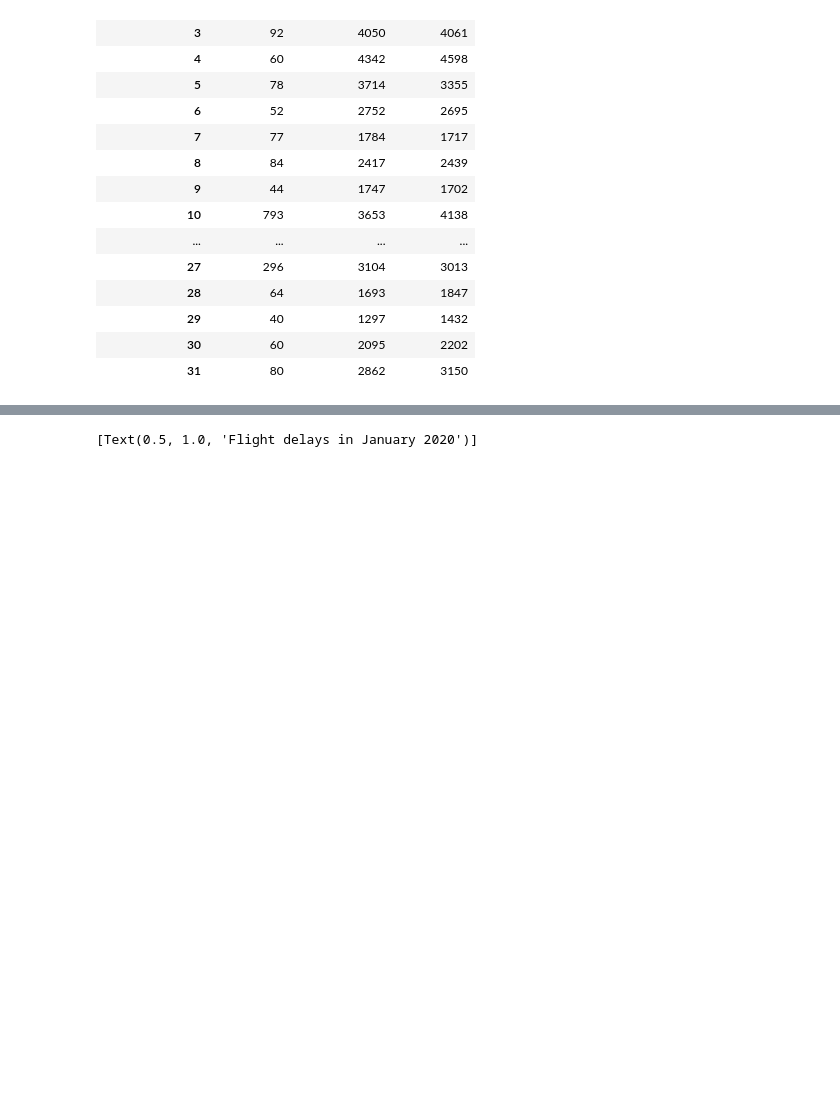
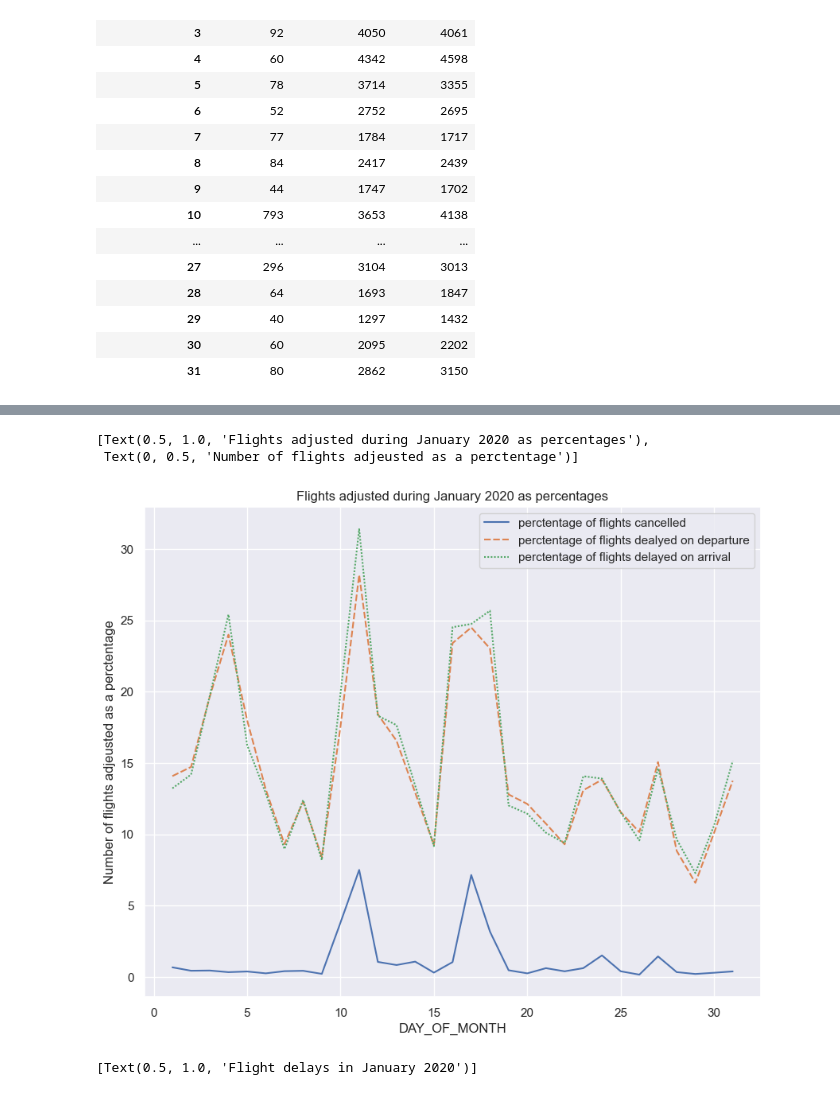
Before and after one commit to ubco-W2022T2-data301/project-group-group05, a Jupyter notebook: analysis/analysis_aakash.ipynb, the cells around one changed output, grey strips where cells are left out. Drawn from its saved outputs; the diff is of its cells as text; code cells hidden in the pictures; blank space fills up the shorter version.

Commit message:
added 2 graphs and analysis

```diff
--- a/analysis/analysis_aakash.ipynb
+++ b/analysis/analysis_aakash.ipynb
@@ -107,0 +112,3 @@ ax_daily_plot1.set(title="Flights adjusted during January 2020", ylabel="Number
+# %%
+counts_df["total flights"]=cancellation_daily["DAY_OF_MONTH"].value_counts()
+counts_df
@@ -107,0 +134,6 @@ ax_daily_plot1.set(title="Flights adjusted during January 2020", ylabel="Number
+# %%
+counts_df["perctentage of flights cancelled"]=counts_df["CANCELLED"]/counts_df["total flights"]*100
+counts_df["perctentage of flights dealyed on departure"]=counts_df["Departure Delay"]/counts_df["total flights"]*100
+counts_df["perctentage of flights delayed on arrival"]=counts_df["Arrival Delay"]/counts_df["total flights"]*100
+
+counts_df
@@ -108,3 +159,12 @@ ax_daily_plot1.set(title="Flights adjusted during January 2020", ylabel="Number
+# %%
+counts_df_var2=counts_df
+counts_df_var2=counts_df_var2.drop(["CANCELLED","Departure Delay","Arrival Delay","total flights"],axis=1)
+ax_daily_plot2=sns.lineplot(data= counts_df_var2)
+ax_daily_plot2.set(title="Flights adjusted during January 2020 as percentages", ylabel="Number of flights adjeusted as a perctentage")
+# %% [output]
+[Text(0.5, 1.0, 'Flights adjusted during January 2020 as percentages'),
+ Text(0, 0.5, 'Number of flights adjeusted as a perctentage')]
+[figure, added]
 # %%
 #makes the 2 delays join together
 
```
Also changed, not shown: parts of 11 cells of this notebook.
